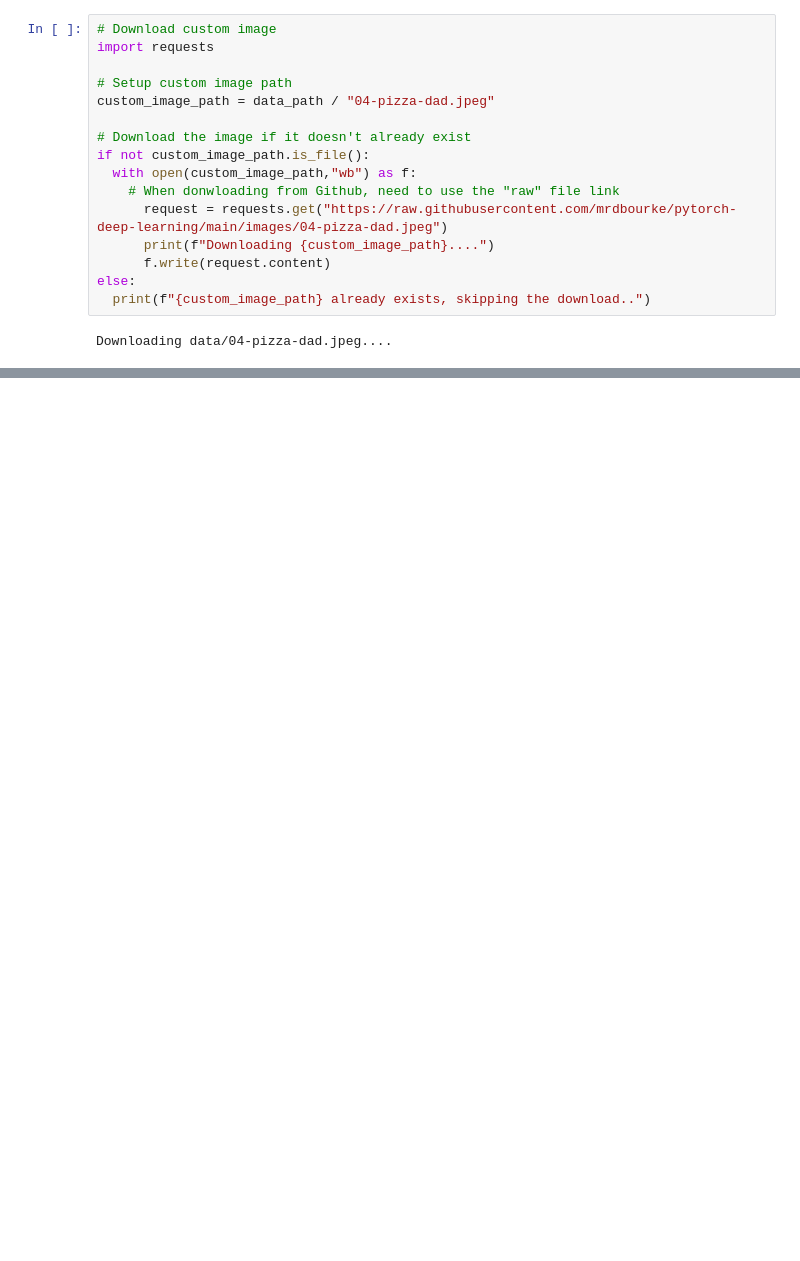
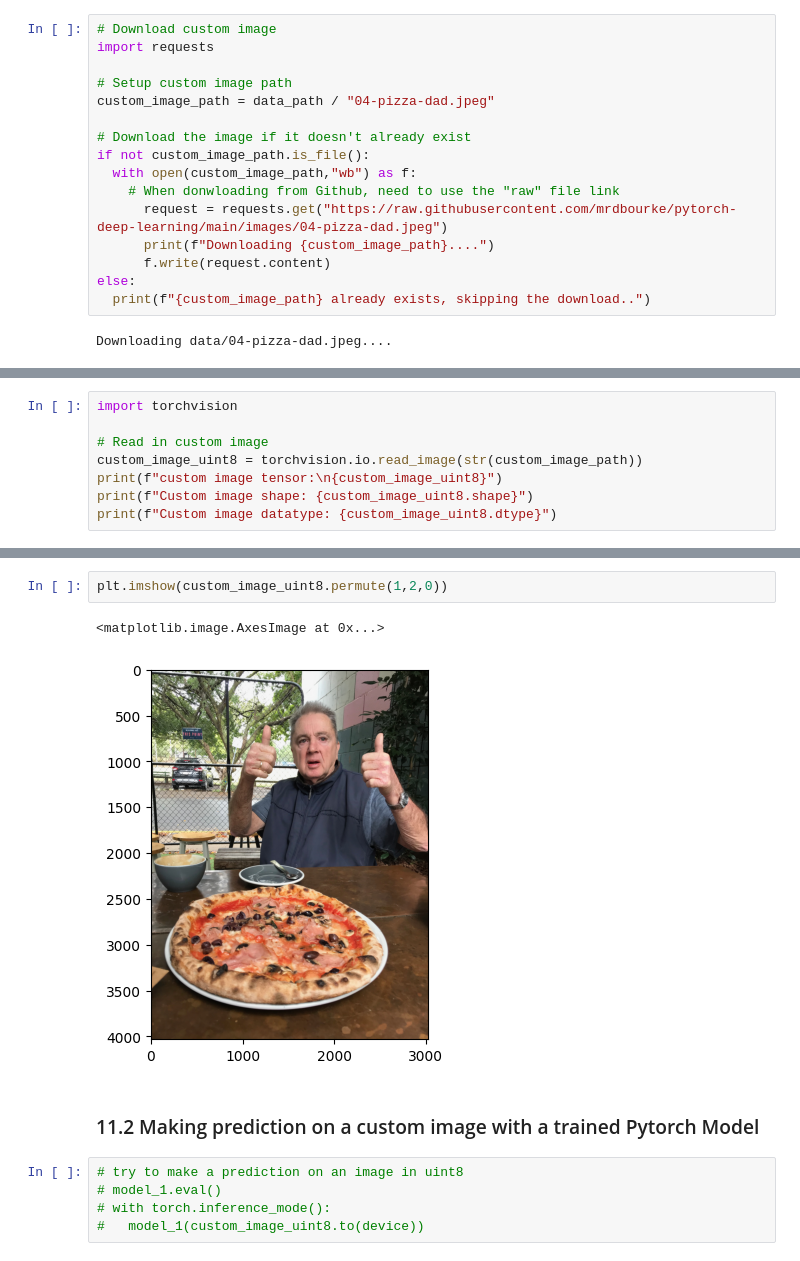
Before and after one commit to SUMIT74184/Machine-learning-journey, a Jupyter notebook: CustomDataset.ipynb, the cells around one changed output, grey strips where cells are left out. Drawn from its saved outputs; the diff is of its cells as text; blank space fills up the shorter version.

```diff
--- a/CustomDataset.ipynb
+++ b/CustomDataset.ipynb
@@ -1494,0 +1480,8 @@ import torchvision
+# %%
+import torchvision
+
+# Read in custom image
+custom_image_uint8 = torchvision.io.read_image(str(custom_image_path))
+print(f"custom image tensor:\n{custom_image_uint8}")
+print(f"Custom image shape: {custom_image_uint8.shape}")
+print(f"Custom image datatype: {custom_image_uint8.dtype}")
@@ -1494,0 +1506,12 @@ import torchvision
+# %%
+plt.imshow(custom_image_uint8.permute(1,2,0))
+# %% [output]
+<matplotlib.image.AxesImage at 0x...>
+[figure, added]
+# %% [markdown]
+### 11.2 Making prediction on a custom image with a trained Pytorch Model
+# %%
+# try to make a prediction on an image in uint8
+# model_1.eval()
+# with torch.inference_mode():
+#   model_1(custom_image_uint8.to(device))
```
Also changed, not shown: parts of 45 cells of this notebook.
